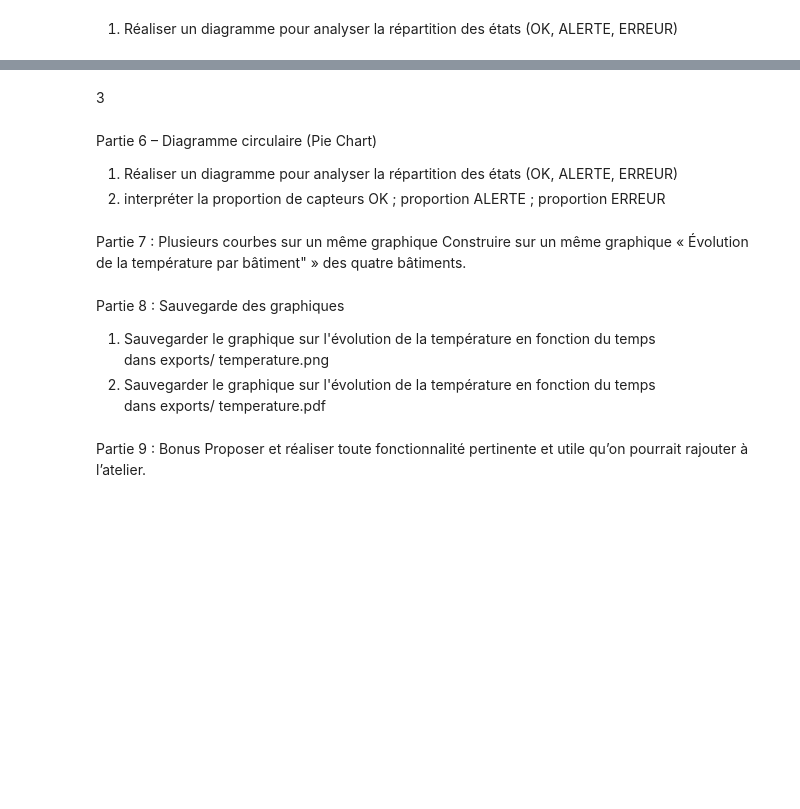
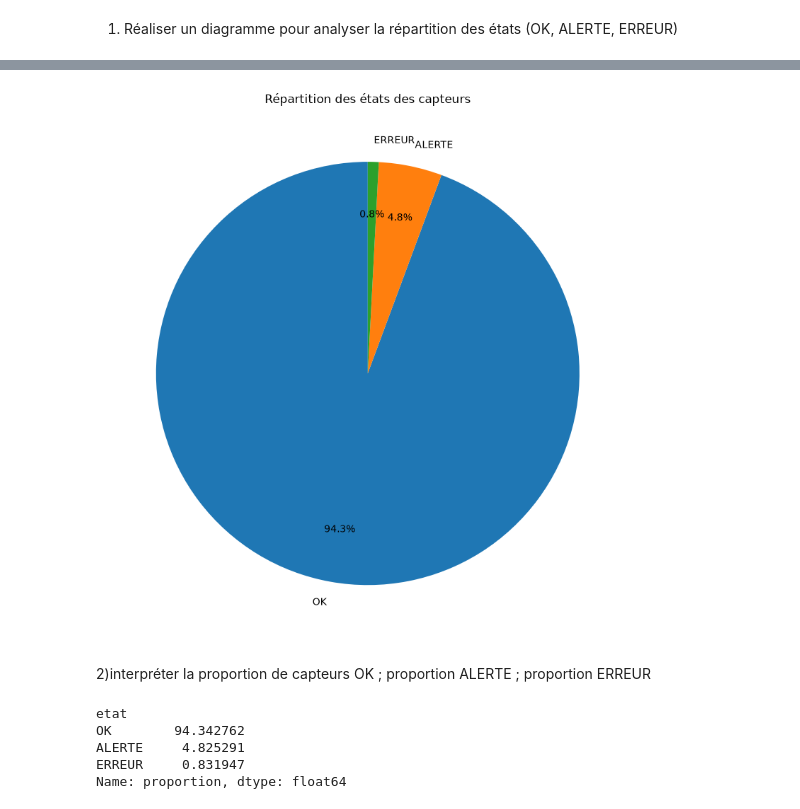
Before and after one commit to rokhayacoumbadiouf-bit/Atelier_Matplotlib, a Jupyter notebook: atelier_matplotlib_iot/notebooks/atelier_matplotlib_iot.ipynb, the cells around one changed output, grey strips where cells are left out. Cells and saved outputs as stored; diff of their text form; code cells hidden in the pictures; blank space fills up the shorter version.

Commit message:
Diagramme circulaire (Pie Chart)  Plusieurs courbes sur un même graphique

```diff
--- a/atelier_matplotlib_iot/notebooks/atelier_matplotlib_iot.ipynb
+++ b/atelier_matplotlib_iot/notebooks/atelier_matplotlib_iot.ipynb
@@ -334,19 +328,29 @@ Name: count, dtype: int64
-# %% [markdown]
-3
-# %% [markdown]
-Partie 6 – Diagramme circulaire (Pie Chart)
-1) Réaliser un diagramme pour analyser la répartition des états (OK, ALERTE, ERREUR)
-2) interpréter la proportion de capteurs OK ; proportion ALERTE ;  proportion ERREUR
-# %% [markdown]
-Partie 7 : Plusieurs courbes sur un même graphique
-Construire sur un même graphique  « Évolution de la température par bâtiment" » des quatre
-bâtiments.
-# %% [markdown]
-Partie 8 : Sauvegarde des graphiques
-1) Sauvegarder le graphique sur l'évolution de la température en fonction du temps
-dans exports/ temperature.png
-2) Sauvegarder le graphique sur l'évolution de la température en fonction du temps
-dans exports/ temperature.pdf
-# %% [markdown]
-Partie 9 : Bonus
-Proposer et réaliser toute fonctionnalité pertinente et utile qu’on pourrait rajouter à l’atelier.
+# %%
+plt.figure(figsize=(10, 8))
+
+plt.pie(
+    repartition_etats.values,
+    labels=repartition_etats.index,
+    autopct="%1.1f%%",
+    startangle=90,
+    pctdistance=0.75
+)
+
+plt.title("Répartition des états des capteurs")
+
+plt.tight_layout()
+plt.show()
+# %% [output]
+[figure, added]
+# %% [markdown]
+2)interpréter la proportion de capteurs OK ; proportion ALERTE ;  proportion ERREUR
+# %%
+proportions = df["etat"].value_counts(normalize=True) * 100
+
+print(proportions)
+# %% [output]
+etat
+OK        94.342762
+ALERTE     4.825291
+ERREUR     0.831947
+Name: proportion, dtype: float64
```
Also changed, not shown: parts of 5 cells of this notebook.
